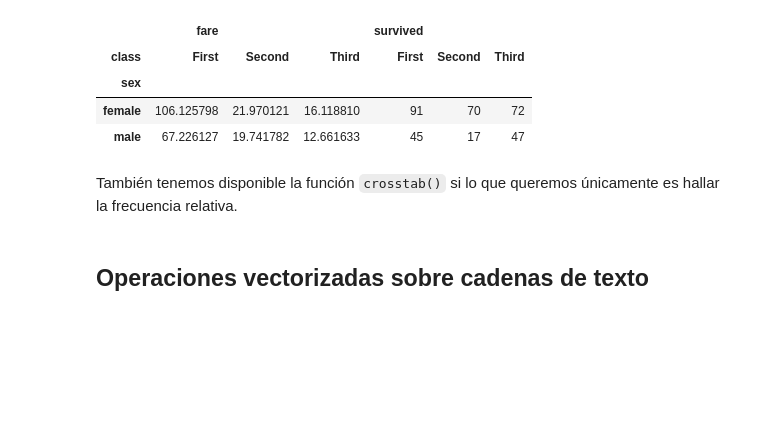
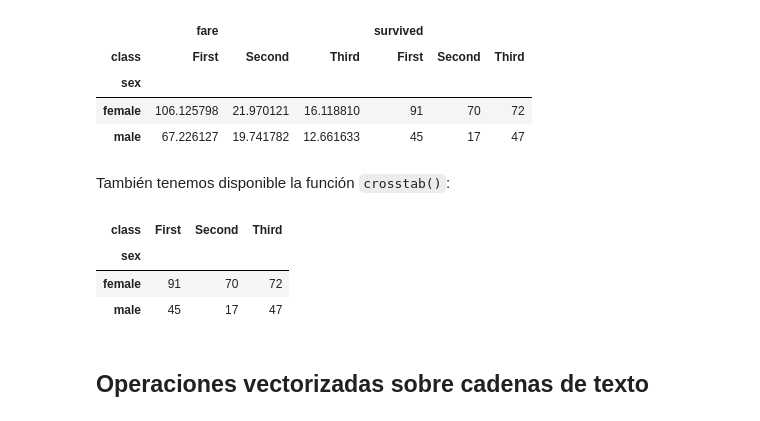
Before and after one commit to pyjaime/python3-101, a Jupyter notebook: python3_pandas_es.ipynb, the cells around one changed output. Drawn from its saved outputs; the diff is of its cells as text; code cells hidden in the pictures; blank space fills up the shorter version.

```diff
--- a/python3_pandas_es.ipynb
+++ b/python3_pandas_es.ipynb
@@ -1311,7 +1323,14 @@ titanic.pivot_table(index='sex', columns='class', aggfunc={'survived':sum, 'fare
 | female | 106.125798 | 21.970121 | 16.118810 | 91 | 70 | 72 |
 | male | 67.226127 | 19.741782 | 12.661633 | 45 | 17 | 47 |
 # %% [markdown]
-También tenemos disponible la función `crosstab()` si lo que queremos únicamente es hallar la frecuencia relativa.
+También tenemos disponible la función `crosstab()`:
+# %%
+pd.crosstab(index = titanic['sex'], columns = titanic['class'], values = titanic['survived'], aggfunc = 'sum')
+# %% [output]
+| class | First | Second | Third |
+| sex |  |  |  |
+| female | 91 | 70 | 72 |
+| male | 45 | 17 | 47 |
 # %% [markdown]
 ## Operaciones vectorizadas sobre cadenas de texto
 # %% [markdown]
```
Also changed, not shown: parts of 14 cells of this notebook.
